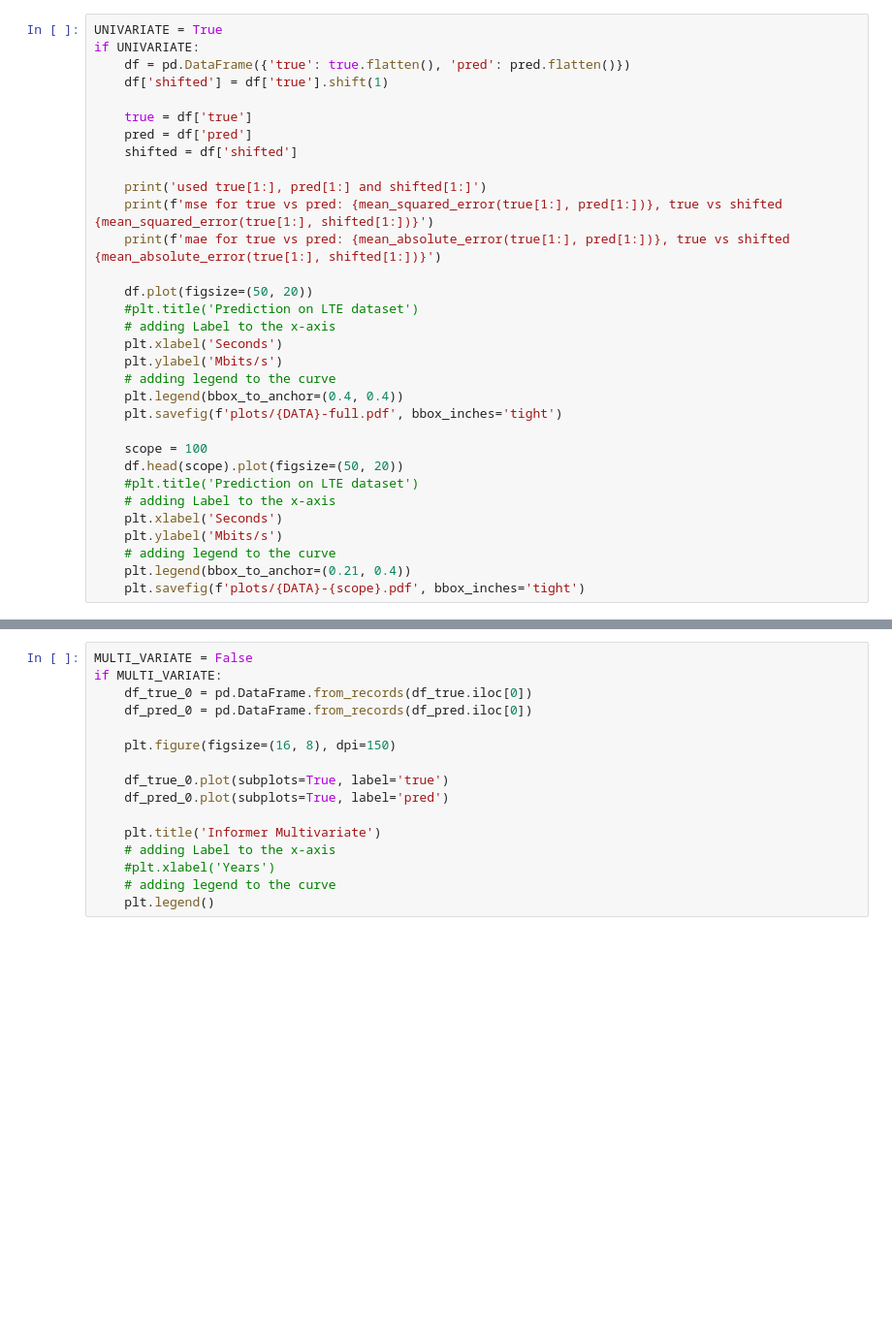
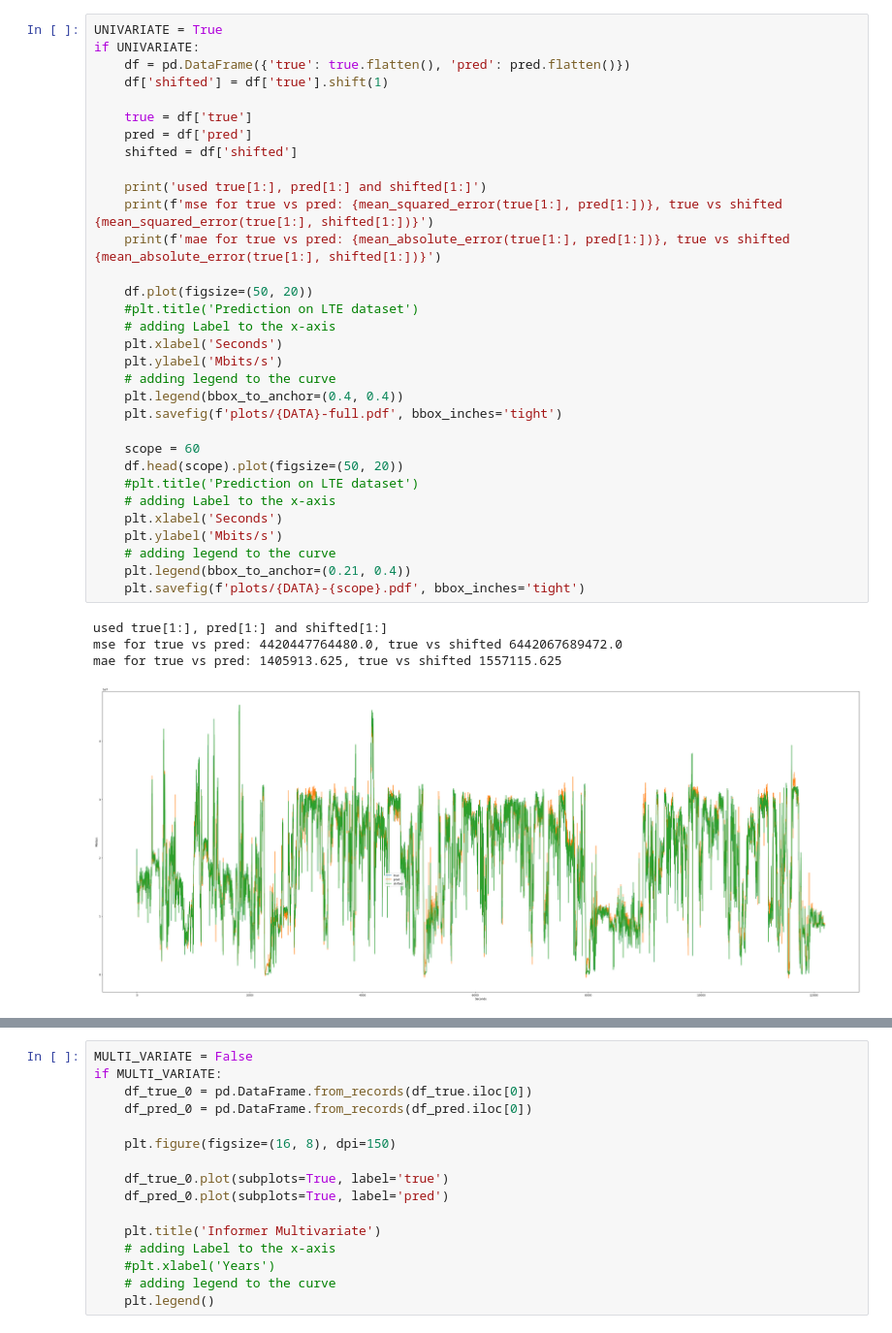
Before and after one commit to birkandenizer/Informer2020, a Jupyter notebook: plot.ipynb, the cells around one changed output, grey strips where cells are left out. Shown: that part at 97% size. Drawn from its saved outputs; the diff is of its cells as text; blank space fills up the shorter version.

```diff
--- a/plot.ipynb
+++ b/plot.ipynb
@@ -47,31 +71,36 @@ df_pred.head()
 UNIVARIATE = True
 if UNIVARIATE:
     df = pd.DataFrame({'true': true.flatten(), 'pred': pred.flatten()})
     df['shifted'] = df['true'].shift(1)
 
     true = df['true']
     pred = df['pred']
     shifted = df['shifted']
 
     print('used true[1:], pred[1:] and shifted[1:]')
     print(f'mse for true vs pred: {mean_squared_error(true[1:], pred[1:])}, true vs shifted {mean_squared_error(true[1:], shifted[1:])}')
     print(f'mae for true vs pred: {mean_absolute_error(true[1:], pred[1:])}, true vs shifted {mean_absolute_error(true[1:], shifted[1:])}')
 
     df.plot(figsize=(50, 20))
     #plt.title('Prediction on LTE dataset')
     # adding Label to the x-axis
     plt.xlabel('Seconds')
     plt.ylabel('Mbits/s')
     # adding legend to the curve
     plt.legend(bbox_to_anchor=(0.4, 0.4))
     plt.savefig(f'plots/{DATA}-full.pdf', bbox_inches='tight')
 
-    scope = 100
+    scope = 60
     df.head(scope).plot(figsize=(50, 20))
     #plt.title('Prediction on LTE dataset')
     # adding Label to the x-axis
     plt.xlabel('Seconds')
     plt.ylabel('Mbits/s')
     # adding legend to the curve
     plt.legend(bbox_to_anchor=(0.21, 0.4))
     plt.savefig(f'plots/{DATA}-{scope}.pdf', bbox_inches='tight')
+# %% [output]
+used true[1:], pred[1:] and shifted[1:]
+mse for true vs pred: 4420447764480.0, true vs shifted 6442067689472.0
+mae for true vs pred: 1405913.625, true vs shifted 1557115.625
+[figure, added]
```
Also changed, not shown: parts of 8 cells of this notebook, 4 other files.
